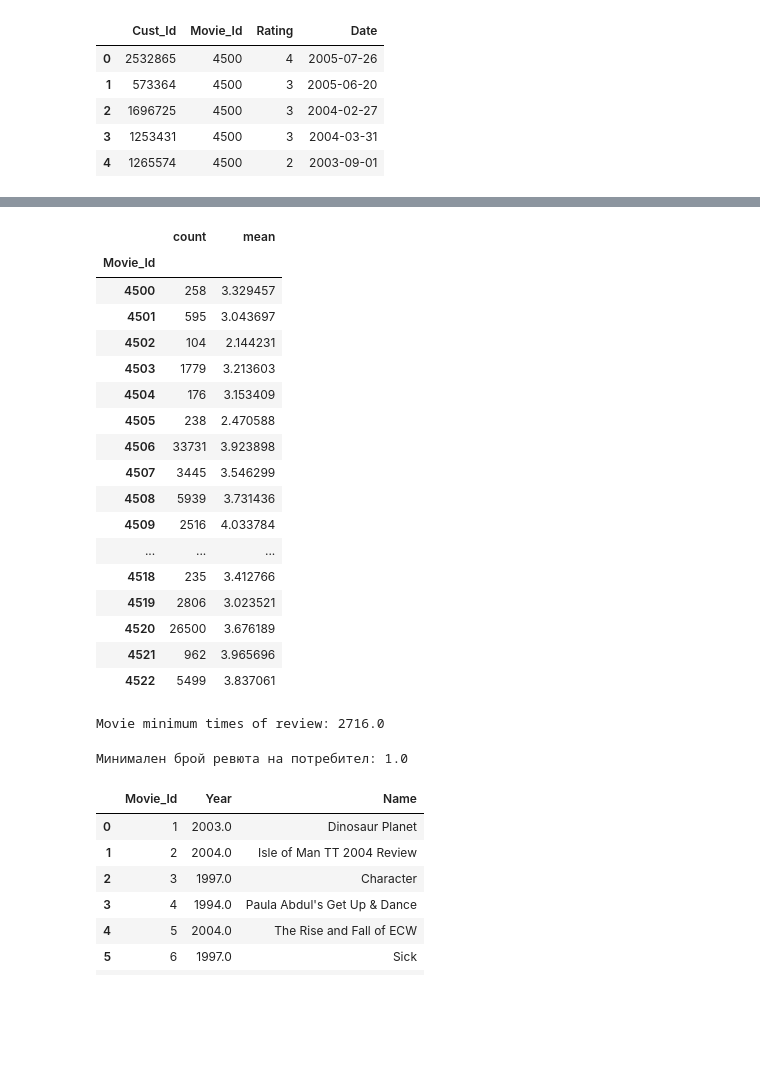
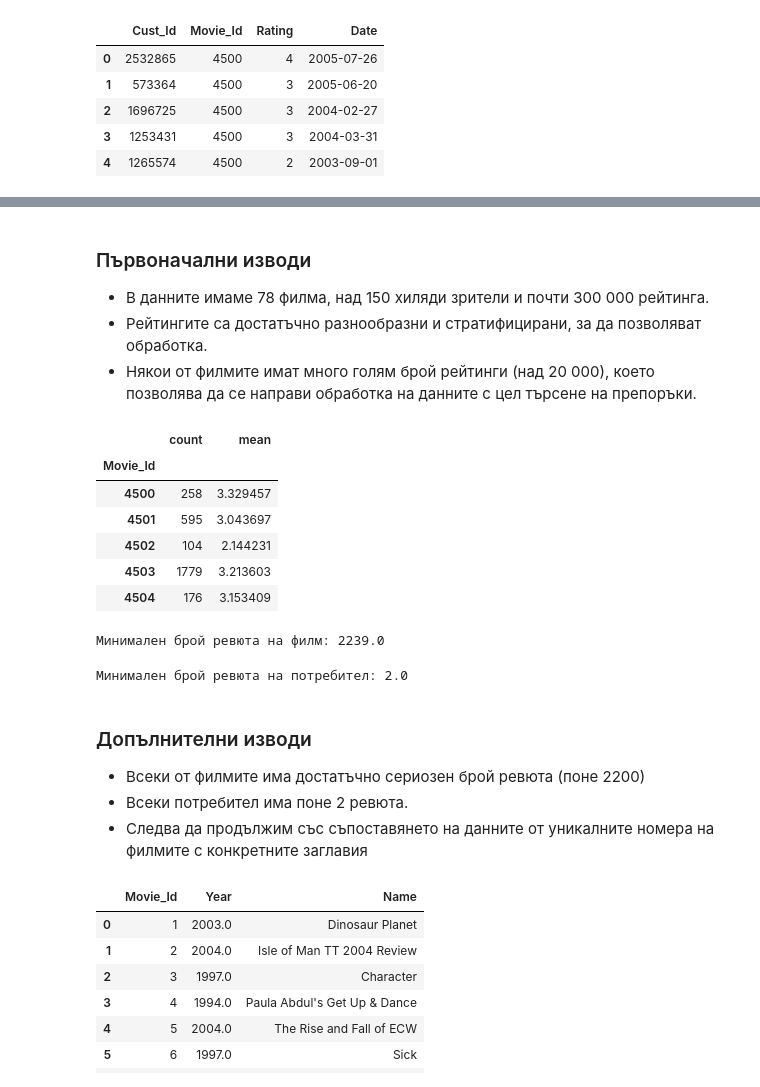
Before and after one commit to karamanev/recomendations, a Jupyter notebook: Course project.ipynb, the cells around one changed output, grey strips where cells are left out. Drawn from its saved outputs; the diff is of its cells as text; code cells hidden in the pictures; blank space fills up the shorter version.

```diff
--- a/Course project.ipynb
+++ b/Course project.ipynb
@@ -41,5 +49,5 @@ sns.set_style("darkgrid")
 # %%
-def readFile(file_path, rows=100000):
+def readFile(file_path, rows):
     data_dict = {'Cust_Id' : [], 'Movie_Id' : [], 'Rating' : [], 'Date' : []}
     f = open(file_path, "r")
     count = 0
@@ -61,4 +69,4 @@ def readFile(file_path, rows=100000):
 
     return pd.DataFrame(data_dict)
 # %%
-df = readFile('combined_data.txt', rows=100000)
+df = readFile('combined_data.txt', rows=300000)
@@ -158,42 +135,43 @@ for i in range(1,6):
+# %% [markdown]
+### Първоначални изводи
+
+- В данните имаме 78 филма, над 150 хиляди зрители и почти 300 000 рейтинга.
+- Рейтингите са достатъчно разнообразни и стратифицирани, за да позволяват обработка.
+- Някои от филмите имат много голям брой рейтинги (над 20 000), което позволява да се направи обработка на данните с цел търсене на препоръки.
 # %%
-f = ['count','mean']
-df_movie_summary = df.groupby('Movie_Id')['Rating'].agg(f)
-df_movie_summary
+names = ['count','mean']
+df_movie_summary = df.groupby('Movie_Id')['Rating'].agg(names)
+df_movie_summary.head()
 # %% [output]
 |  | count | mean |
 | Movie_Id |  |  |
 | 4500 | 258 | 3.329457 |
 | 4501 | 595 | 3.043697 |
 | 4502 | 104 | 2.144231 |
 | 4503 | 1779 | 3.213603 |
 | 4504 | 176 | 3.153409 |
-| 4505 | 238 | 2.470588 |
-| 4506 | 33731 | 3.923898 |
-| 4507 | 3445 | 3.546299 |
-| 4508 | 5939 | 3.731436 |
-| 4509 | 2516 | 4.033784 |
-| ... | ... | ... |
-| 4518 | 235 | 3.412766 |
-| 4519 | 2806 | 3.023521 |
-| 4520 | 26500 | 3.676189 |
-| 4521 | 962 | 3.965696 |
-| 4522 | 5499 | 3.837061 |
 # %%
 df_movie_summary.index = df_movie_summary.index.map(int)
 movie_benchmark = round(df_movie_summary['count'].quantile(0.7),0)
 drop_movie_list = df_movie_summary[df_movie_summary['count'] < movie_benchmark].index
 print('Минимален брой ревюта на филм: {}'.format(movie_benchmark))
 # %% [output]
-Movie minimum times of review: 2716.0
+Минимален брой ревюта на филм: 2239.0
 # %%
-df_cust_summary = df.groupby('Cust_Id')['Rating'].agg(f)
+df_cust_summary = df.groupby('Cust_Id')['Rating'].agg(names)
 df_cust_summary.index = df_cust_summary.index.map(int)
 cust_benchmark = round(df_cust_summary['count'].quantile(0.7),0)
 drop_cust_list = df_cust_summary[df_cust_summary['count'] < cust_benchmark].index
 
 print('Минимален брой ревюта на потребител: {}'.format(cust_benchmark))
 # %% [output]
-Минимален брой ревюта на потребител: 1.0
+Минимален брой ревюта на потребител: 2.0
+# %% [markdown]
+### Допълнителни изводи
+
+- Всеки от филмите има достатъчно сериозен брой ревюта (поне 2200)
+- Всеки потребител има поне 2 ревюта.
+- Следва да продължим със съпоставянето на данните от уникалните номера на филмите с конкретните заглавия
 # %%
 df_title = pd.read_csv('movie_titles.csv', encoding = "ISO-8859-1", header = None, names = ['Movie_Id', 'Year', 'Name'])
 df_title.head(10)
```
Also changed, not shown: parts of 34 cells of this notebook.
